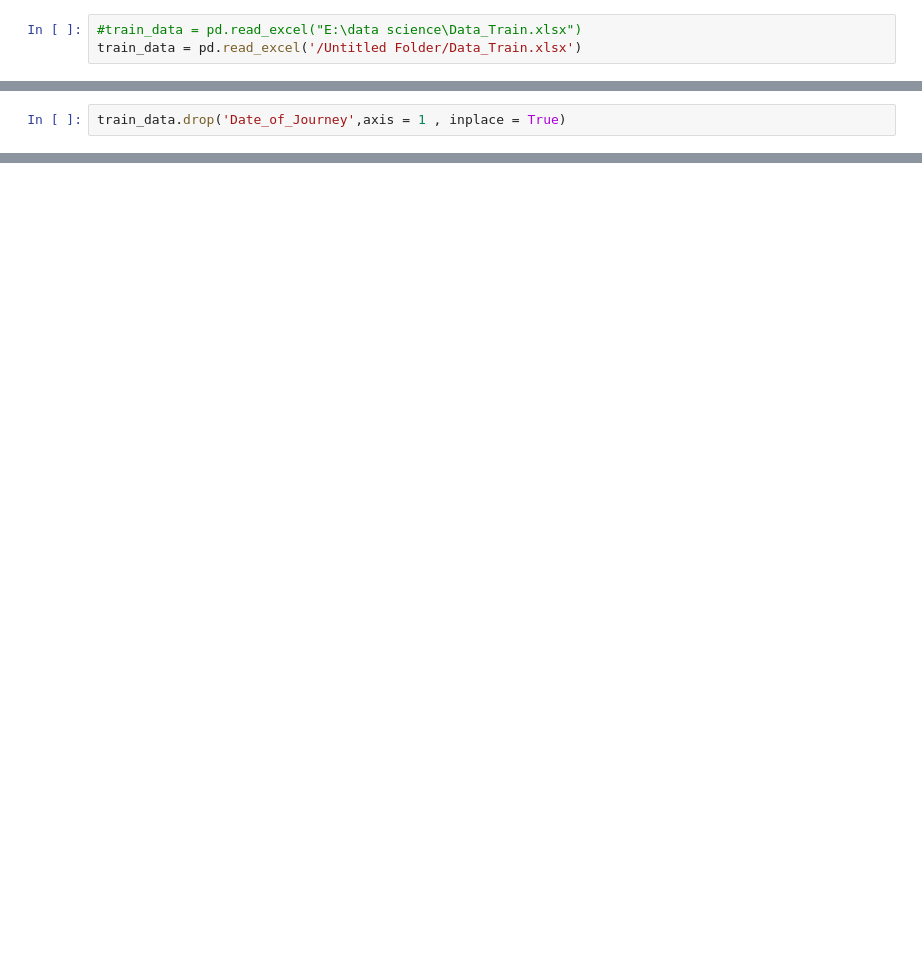
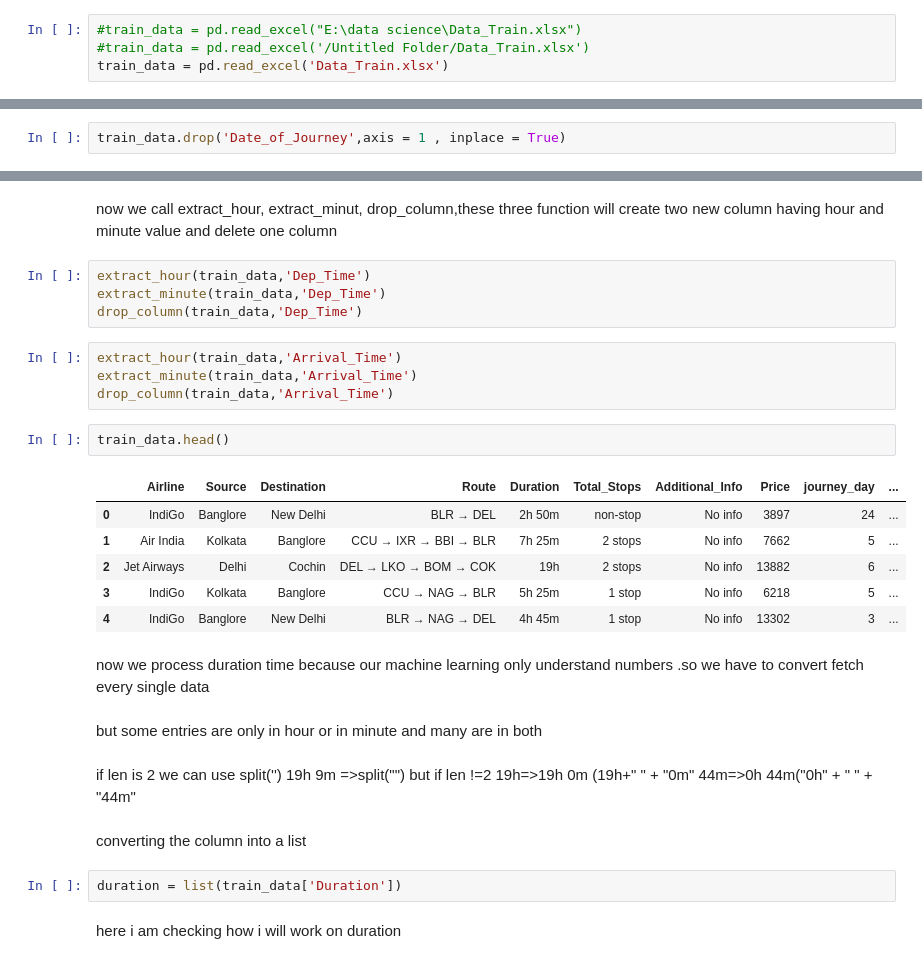
Before and after one commit to sheldon-o/fare-prediction-ds-project, a Jupyter notebook: fare_prediction_ds_.ipynb, the cells around one changed output, grey strips where cells are left out. Saved outputs shown, nothing was run; the diff lists cells and outputs as text; blank space fills up the shorter version.

```diff
--- a/fare_prediction_ds_.ipynb
+++ b/fare_prediction_ds_.ipynb
@@ -10,5 +15,6 @@ import matplotlib.pyplot as plt
 # %%
 #train_data = pd.read_excel("E:\data science\Data_Train.xlsx")
-train_data = pd.read_excel('/Untitled Folder/Data_Train.xlsx')
+#train_data = pd.read_excel('/Untitled Folder/Data_Train.xlsx')
+train_data = pd.read_excel('Data_Train.xlsx')
 # %%
 train_data.head()
@@ -50,0 +152,35 @@ train_data.head()
+# %% [markdown]
+now we call extract_hour, extract_minut, drop_column,these three function will create two new column having hour and minute value and delete one column
+# %%
+extract_hour(train_data,'Dep_Time')
+extract_minute(train_data,'Dep_Time')
+drop_column(train_data,'Dep_Time')
+# %%
+extract_hour(train_data,'Arrival_Time')
+extract_minute(train_data,'Arrival_Time')
+drop_column(train_data,'Arrival_Time')
+# %%
+train_data.head()
+# %% [output]
+|  | Airline | Source | Destination | Route | Duration | Total_Stops | Additional_Info | Price | journey_day | ... |
+| 0 | IndiGo | Banglore | New Delhi | BLR → DEL | 2h 50m | non-stop | No info | 3897 | 24 | ... |
+| 1 | Air India | Kolkata | Banglore | CCU → IXR → BBI → BLR | 7h 25m | 2 stops | No info | 7662 | 5 | ... |
+| 2 | Jet Airways | Delhi | Cochin | DEL → LKO → BOM → COK | 19h | 2 stops | No info | 13882 | 6 | ... |
+| 3 | IndiGo | Kolkata | Banglore | CCU → NAG → BLR | 5h 25m | 1 stop | No info | 6218 | 5 | ... |
+| 4 | IndiGo | Banglore | New Delhi | BLR → NAG → DEL | 4h 45m | 1 stop | No info | 13302 | 3 | ... |
+# %% [markdown]
+now we process duration time because our machine learning only understand numbers .so we have to convert fetch every single data
+# %% [markdown]
+but some entries are only in hour or in minute and many are in both
+# %% [markdown]
+if len is 2 we can use split('')
+19h 9m =>split("")
+but if len !=2
+19h=>19h 0m (19h+" " + "0m"
+44m=>0h 44m("0h" + " " + "44m"
+# %% [markdown]
+converting the column into a list
+# %%
+duration = list(train_data['Duration'])
+# %% [markdown]
+here i am checking how i will work on duration
```
Also changed, not shown: parts of 37 cells of this notebook.
